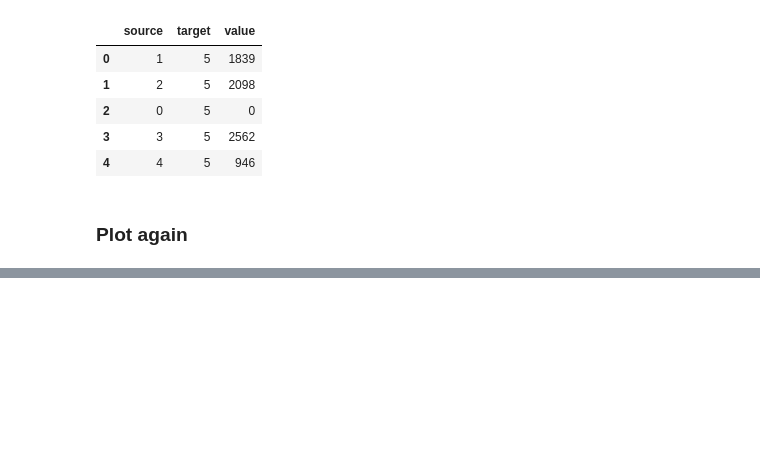
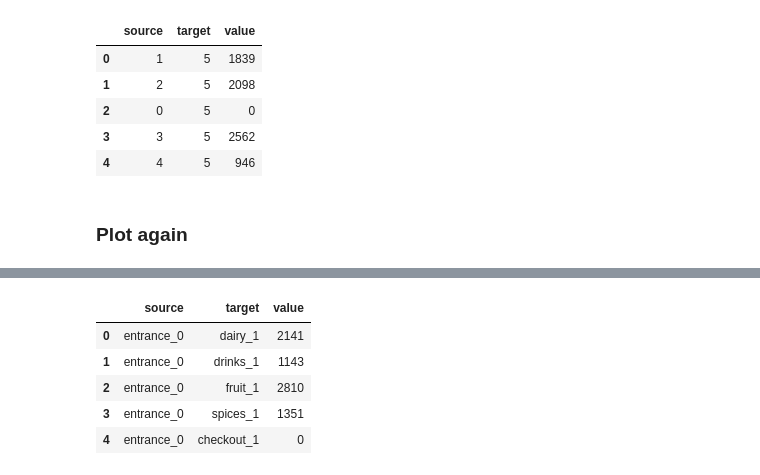
Before and after one commit to yotkadata/simulation_project, a Jupyter notebook: sankey.ipynb, the cells around one changed output, grey strips where cells are left out. Cells and saved outputs as stored; diff of their text form; code cells hidden in the pictures; blank space fills up the shorter version.

```diff
--- a/sankey.ipynb
+++ b/sankey.ipynb
@@ -103,0 +138,37 @@ fig.show()
+# %%
+def transform_df(df, n):
+
+    df_ = df.copy()
+
+    # Add missing columns
+    cols = ["checkout", "dairy", "drinks", "fruit", "spices"]
+    for c in cols:
+        if c not in df_.columns:
+            df_[c] = 0
+
+    # Rename first column
+    df_.reset_index(inplace=True)
+    df_.columns = ["source", f"dairy_{n+1}", f"drinks_{n+1}", f"fruit_{n+1}", f"spices_{n+1}", f"checkout_{n+1}"]
+
+    df_["source"] = df_["source"].apply(lambda x: f"{x}_{n}")
+
+    # Convert to long format
+    df_ = df_.melt(id_vars=["source"])
+    df_.columns = ['source', 'target', 'value']
+
+    return df_
+# %%
+P1 = pd.crosstab(
+    index=df_steps[0],
+    columns=df_steps[1],
+)
+
+P1 = transform_df(P1, 0)
+P1.head()
+# %% [output]
+|  | source | target | value |
+| 0 | entrance_0 | dairy_1 | 2141 |
+| 1 | entrance_0 | drinks_1 | 1143 |
+| 2 | entrance_0 | fruit_1 | 2810 |
+| 3 | entrance_0 | spices_1 | 1351 |
+| 4 | entrance_0 | checkout_1 | 0 |
```
Also changed, not shown: parts of 11 cells of this notebook.
